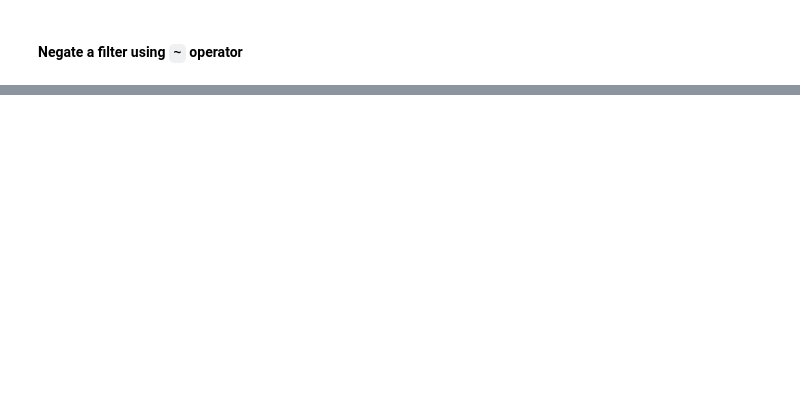
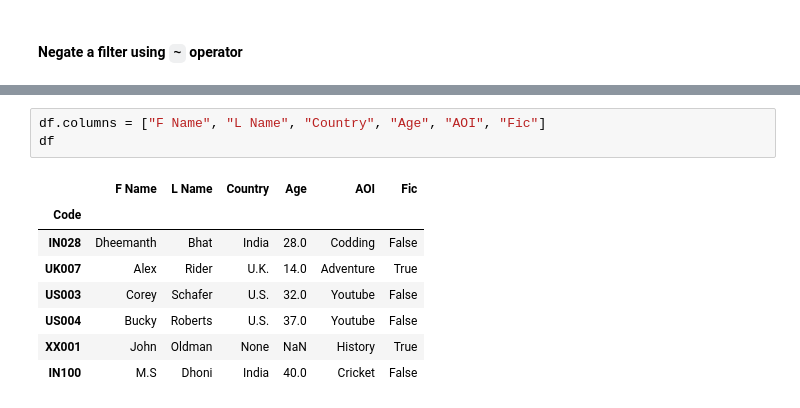
Before and after one commit to DheemanthBhat/ML-Libraries, a Jupyter notebook: 2 Pandas/Pandas Tutorial - PART 2.ipynb, the cells around one changed output, grey strips where cells are left out. Drawn from its saved outputs; the diff is of its cells as text; blank space fills up the shorter version.

Commit message:
Alter column names, row & columns values in DataFrame.

```diff
--- a/2 Pandas/Pandas Tutorial - PART 2.ipynb
+++ b/2 Pandas/Pandas Tutorial - PART 2.ipynb
@@ -976,0 +1008,12 @@ df[~fltr]  # Apply filter on DataFrame
+# %%
+df.columns = ["F Name", "L Name", "Country", "Age", "AOI", "Fic"]
+df
+# %% [output]
+|  | F Name | L Name | Country | Age | AOI | Fic |
+| Code |  |  |  |  |  |  |
+| IN028 | Dheemanth | Bhat | India | 28.0 | Codding | False |
+| UK007 | Alex | Rider | U.K. | 14.0 | Adventure | True |
+| US003 | Corey | Schafer | U.S. | 32.0 | Youtube | False |
+| US004 | Bucky | Roberts | U.S. | 37.0 | Youtube | False |
+| XX001 | John | Oldman | None | NaN | History | True |
+| IN100 | M.S | Dhoni | India | 40.0 | Cricket | False |
```
Also changed, not shown: parts of 32 cells of this notebook, 2 other files.
